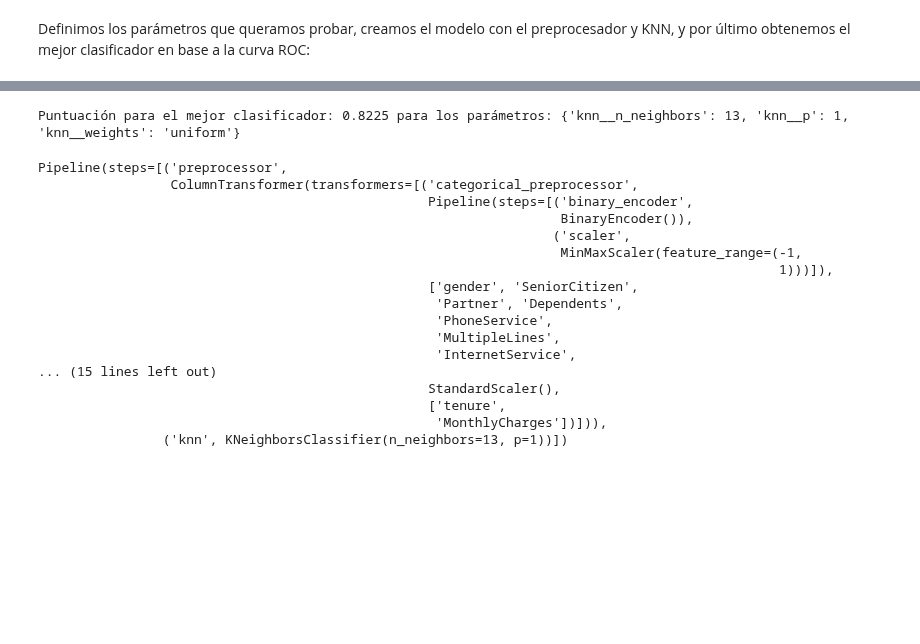
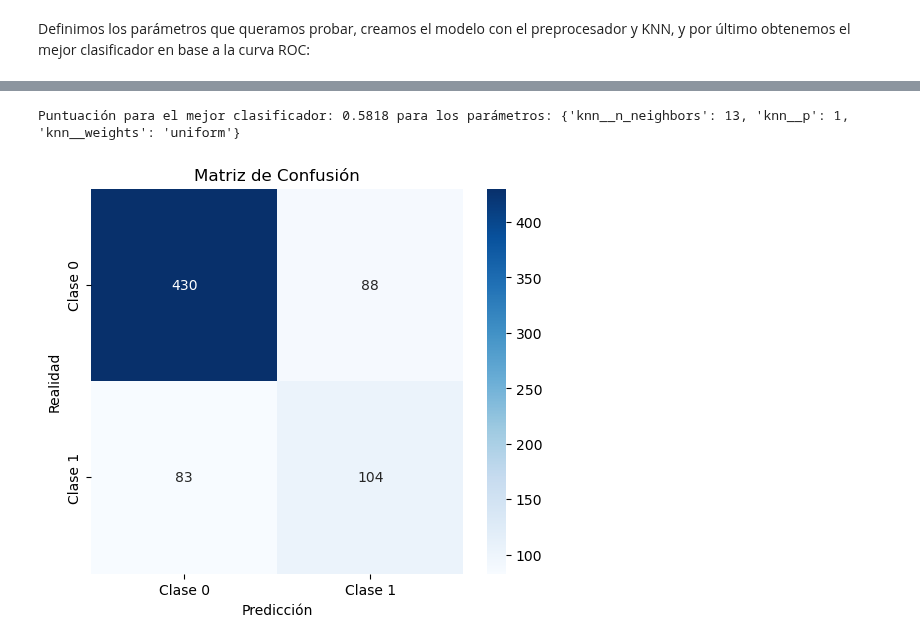
Before and after one commit to GOIH/MineriaDatos, a Jupyter notebook: analisis.ipynb, the cells around one changed output, grey strips where cells are left out. Drawn from its saved outputs; the diff is of its cells as text; code cells hidden in the pictures; blank space fills up the shorter version.

```diff
--- a/analisis.ipynb
+++ b/analisis.ipynb
@@ -374,9 +374,9 @@ def tunearClasificador(estimator, param_grid, scorer, X, y):
 # %% [markdown]
 Creamos un objeto make_scorer con la métrica del AUC de la curva PR:
 # %%
-score_auc = metrics.make_scorer(score_func=metrics.roc_auc_score,
-                                greater_is_better=True,
-                                response_method=['predict_proba', 'decision_function', 'predict'])
+score_PR = metrics.make_scorer(score_func=metrics.average_precision_score,
+                               greater_is_better=True,
+                               response_method=['predict_proba', 'decision_function', 'predict'])
 # %% [markdown]
 Definimos los parámetros que queramos probar, creamos el modelo con el preprocesador y KNN, y por último obtenemos el mejor clasificador en base a la curva ROC:
 # %%
@@ -391,6 +391,6 @@ modelo = Pipeline([
     ('knn', neighbors.KNeighborsClassifier())
 ])
 
-bestKNN, best_val, best_hipPar =  tunearClasificador(modelo, param_grid, score_auc, X_train, y_train)
+bestKNN, best_val, best_hipPar =  tunearClasificador(modelo, param_grid, score_PR, X_train, y_train)
 # %% [output]
 Fitting 5 folds for each of 28 candidates, totalling 140 fits
@@ -413,29 +413,23 @@ Puntuación: 0.7969 para los parámetros: {'knn__n_neighbors': 13, 'knn__p': 2,
-# %%
-# Importamos el método set_config
-from sklearn import set_config
-
-# Configuramos para que el resultado se muestre gráficamente
-set_config(display="diagram")
-
-print(f"Puntuación para el mejor clasificador: {best_val:.4f} para los parámetros: {best_hipPar}")
-# Muestra el diagrama del Pipeline
-bestKNN
-# %% [output]
-Puntuación para el mejor clasificador: 0.8225 para los parámetros: {'knn__n_neighbors': 13, 'knn__p': 1, 'knn__weights': 'uniform'}
-Pipeline(steps=[('preprocessor',
-                 ColumnTransformer(transformers=[('categorical_preprocessor',
-                                                  Pipeline(steps=[('binary_encoder',
-                                                                   BinaryEncoder()),
-                                                                  ('scaler',
-                                                                   MinMaxScaler(feature_range=(-1,
-                                                                                               1)))]),
-                                                  ['gender', 'SeniorCitizen',
-                                                   'Partner', 'Dependents',
-                                                   'PhoneService',
-                                                   'MultipleLines',
-                                                   'InternetService',
-... (15 lines left out)
-                                                  StandardScaler(),
-                                                  ['tenure',
-                                                   'MonthlyCharges'])])),
-                ('knn', KNeighborsClassifier(n_neighbors=13, p=1))])
+# %%
+print(f"Puntuación para el mejor clasificador: {best_val:.4f} para los parámetros: {best_hipPar}")
+# Muestra el diagrama del Pipeline
+from sklearn.metrics import confusion_matrix
+import seaborn as sns
+import matplotlib.pyplot as plt
+
+# Realizamos las predicciones con el mejor modelo
+y_pred = bestKNN.predict(X_test)
+
+# Calculamos la matriz de confusión
+cm = confusion_matrix(y_test, y_pred)
+
+# Visualizamos la matriz de confusión usando un heatmap
+plt.figure(figsize=(6, 5))
+sns.heatmap(cm, annot=True, fmt='d', cmap='Blues', xticklabels=['Clase 0', 'Clase 1'], yticklabels=['Clase 0', 'Clase 1'])
+plt.title('Matriz de Confusión')
+plt.xlabel('Predicción')
+plt.ylabel('Realidad')
+plt.show()
+# %% [output]
+Puntuación para el mejor clasificador: 0.5818 para los parámetros: {'knn__n_neighbors': 13, 'knn__p': 1, 'knn__weights': 'uniform'}
+[figure, added]
```
Also changed, not shown: parts of 1 cell of this notebook.
